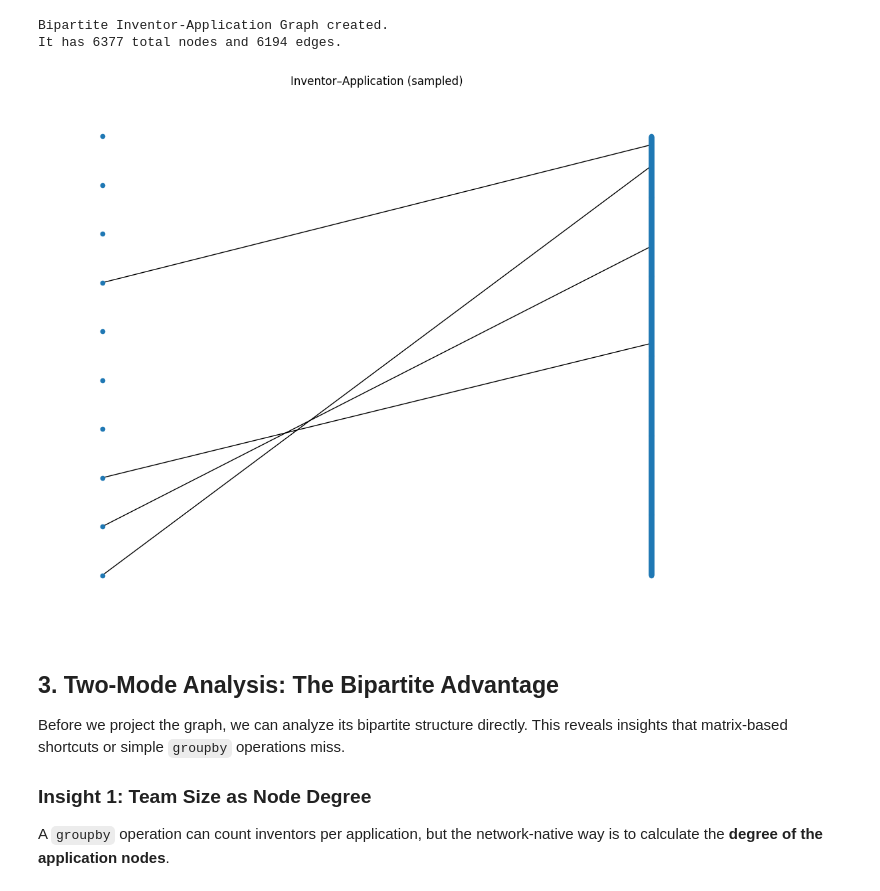
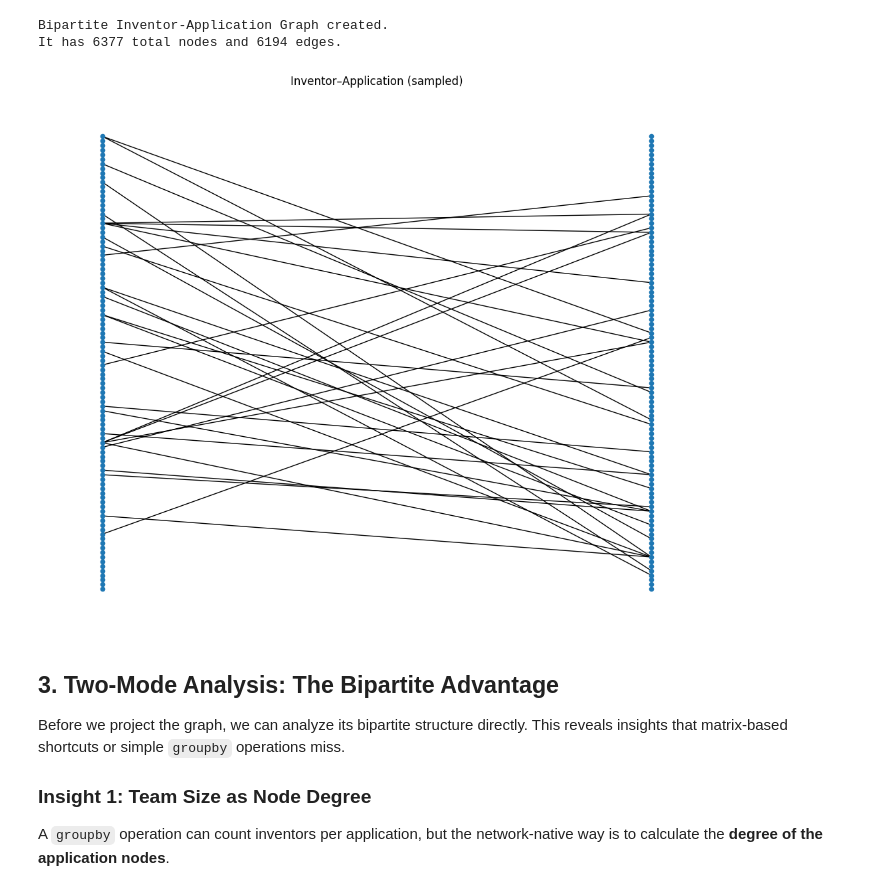
Before and after one commit to hamidbekam9193-ui/Lectures, a Jupyter notebook: M2_Global_Innovation_Bipartite_v2_qmd.ipynb, the cells around one changed output. Cells and saved outputs as stored; diff of their text form; code cells hidden in the pictures.

```diff
--- a/M2_Global_Innovation_Bipartite_v2_qmd.ipynb
+++ b/M2_Global_Innovation_Bipartite_v2_qmd.ipynb
@@ -84,20 +84,26 @@ print(f"It has {B_inv.number_of_nodes()} total nodes and {B_inv.number_of_edges(
 Bipartite Inventor-Application Graph created.
 It has 6377 total nodes and 6194 edges.
 # %%
-# Take up to 150 inventors and 150 applications for a quick snapshot
+# Take up to 100 inventors and 100 applications for a quick snapshot
 apps = [n for n, d in B_inv.nodes(data=True) if d.get("bipartite") == 1]
-sample_inventors = list(inventors)[:1000]
-sample_apps = apps[:1000]
+inventors = [n for n, d in B_inv.nodes(data=True) if d.get("bipartite") == 0]
+sample_inventors = list(inventors)[:100]
+sample_apps = apps[:100]
 H = B_inv.subgraph(sample_inventors + sample_apps).copy()
 
-pos_H = nx.bipartite_layout(H, nodes=top_nodes)  # (older versions used top_nodes=...)
+# Need to separate nodes by bipartite attribute for layout
+top_nodes = [n for n in H.nodes() if H.nodes[n]['bipartite'] == 0]
+bottom_nodes = [n for n in H.nodes() if H.nodes[n]['bipartite'] == 1]
+
+
+pos_H = nx.bipartite_layout(H, nodes=top_nodes)
 plt.figure(figsize=(10, 8))
 nx.draw(H, pos_H, node_size=20, with_labels=False)
 plt.title("Inventor–Application (sampled)")
 plt.axis("off")
 plt.show()
 # %% [output]
-[figure, old version]
+[figure, new version]
 # %% [markdown]
 ## 3. Two-Mode Analysis: The Bipartite Advantage
 
```
Also changed, not shown: parts of 3 cells of this notebook.
